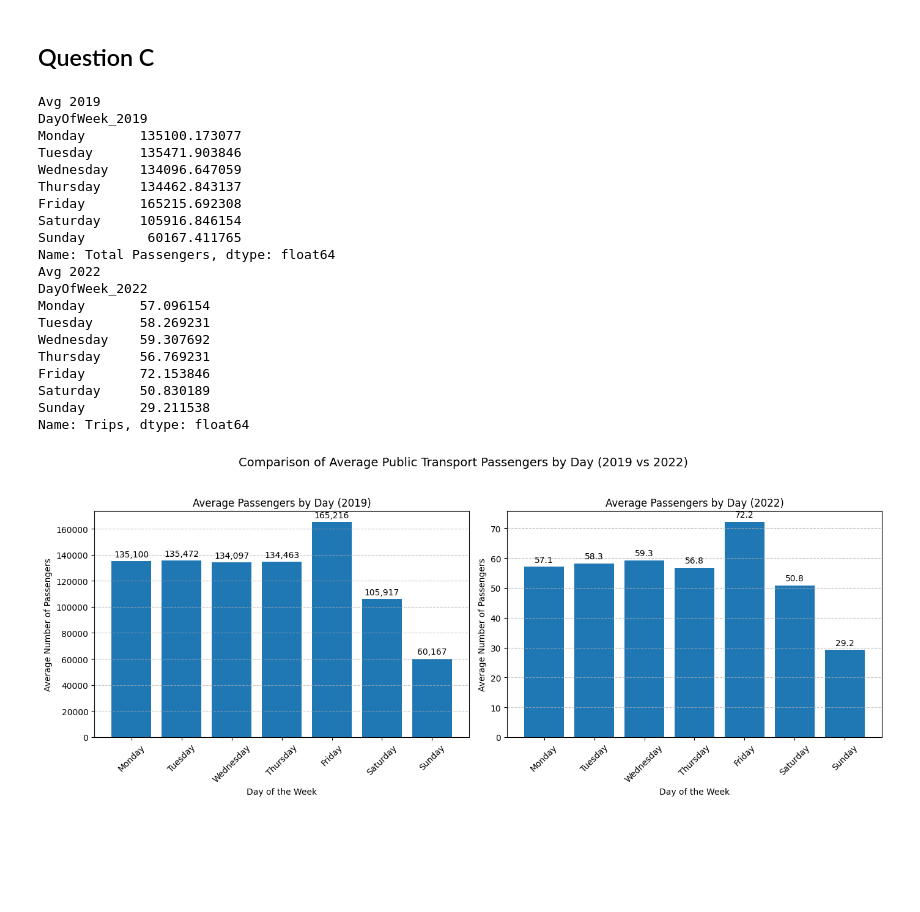
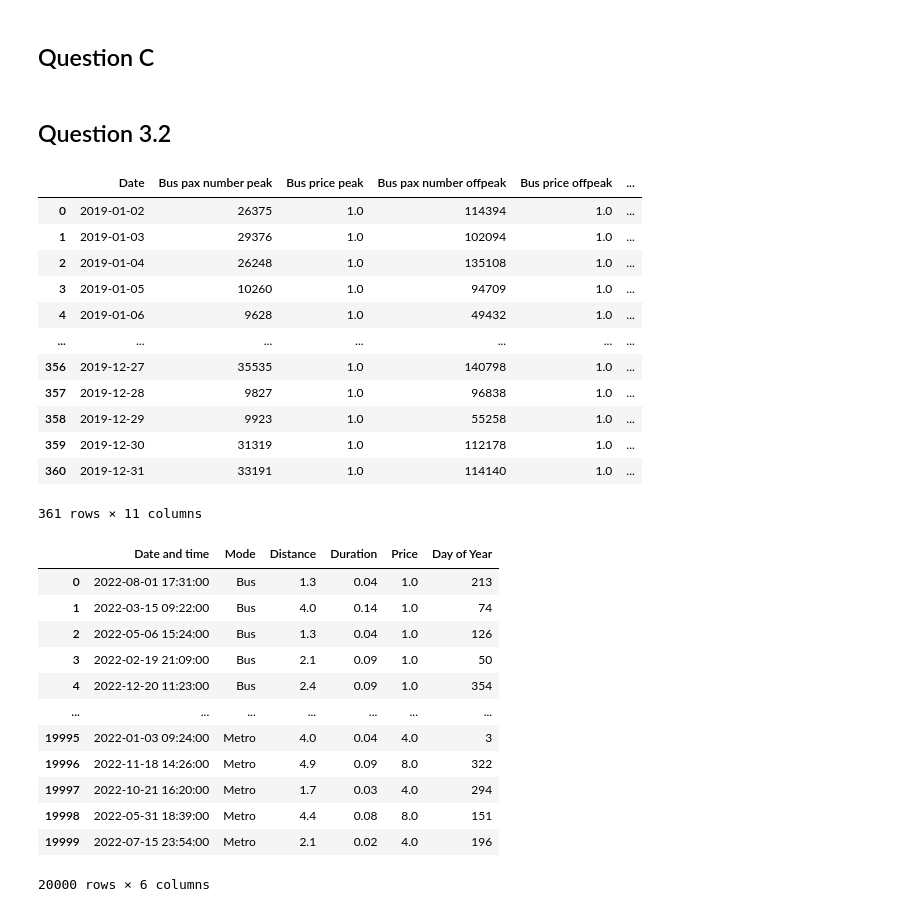
Before and after one commit to Dikshyant15/24157966_Small_Project, a Jupyter notebook: expirement.ipynb, the cells around one changed output. Drawn from its saved outputs; the diff is of its cells as text; code cells hidden in the pictures; blank space fills up the shorter version.

```diff
--- a/expirement.ipynb
+++ b/expirement.ipynb
@@ -279,26 +309,36 @@ def plot_bar_avgpax_weekdays(data_2019,data_2022):
     plt.tight_layout(rect=[0, 0.03, 1, 0.95])
     plt.show()
-# %%
-plot_bar_avgpax_weekdays(data_2019,data_2022)
-# %% [output]
-Avg 2019
-DayOfWeek_2019
-Monday       135100.173077
-Tuesday      135471.903846
-Wednesday    134096.647059
-Thursday     134462.843137
-Friday       165215.692308
-Saturday     105916.846154
-Sunday        60167.411765
-Name: Total Passengers, dtype: float64
-Avg 2022
-DayOfWeek_2022
-Monday       57.096154
-Tuesday      58.269231
-Wednesday    59.307692
-Thursday     56.769231
-Friday       72.153846
-Saturday     50.830189
-Sunday       29.211538
-Name: Trips, dtype: float64
-[figure, removed]
+# %% [markdown]
+## Question 3.2
+# %%
+data_2019
+# %% [output]
+|  | Date | Bus pax number peak | Bus price peak | Bus pax number offpeak | Bus price offpeak | ... |
+| 0 | 2019-01-02 | 26375 | 1.0 | 114394 | 1.0 | ... |
+| 1 | 2019-01-03 | 29376 | 1.0 | 102094 | 1.0 | ... |
+| 2 | 2019-01-04 | 26248 | 1.0 | 135108 | 1.0 | ... |
+| 3 | 2019-01-05 | 10260 | 1.0 | 94709 | 1.0 | ... |
+| 4 | 2019-01-06 | 9628 | 1.0 | 49432 | 1.0 | ... |
+| ... | ... | ... | ... | ... | ... | ... |
+| 356 | 2019-12-27 | 35535 | 1.0 | 140798 | 1.0 | ... |
+| 357 | 2019-12-28 | 9827 | 1.0 | 96838 | 1.0 | ... |
+| 358 | 2019-12-29 | 9923 | 1.0 | 55258 | 1.0 | ... |
+| 359 | 2019-12-30 | 31319 | 1.0 | 112178 | 1.0 | ... |
+| 360 | 2019-12-31 | 33191 | 1.0 | 114140 | 1.0 | ... |
+361 rows × 11 columns
+# %%
+data_2022
+# %% [output]
+|  | Date and time | Mode | Distance | Duration | Price | Day of Year |
+| 0 | 2022-08-01 17:31:00 | Bus | 1.3 | 0.04 | 1.0 | 213 |
+| 1 | 2022-03-15 09:22:00 | Bus | 4.0 | 0.14 | 1.0 | 74 |
+| 2 | 2022-05-06 15:24:00 | Bus | 1.3 | 0.04 | 1.0 | 126 |
+| 3 | 2022-02-19 21:09:00 | Bus | 2.1 | 0.09 | 1.0 | 50 |
+| 4 | 2022-12-20 11:23:00 | Bus | 2.4 | 0.09 | 1.0 | 354 |
+| ... | ... | ... | ... | ... | ... | ... |
+| 19995 | 2022-01-03 09:24:00 | Metro | 4.0 | 0.04 | 4.0 | 3 |
+| 19996 | 2022-11-18 14:26:00 | Metro | 4.9 | 0.09 | 8.0 | 322 |
+| 19997 | 2022-10-21 16:20:00 | Metro | 1.7 | 0.03 | 4.0 | 294 |
+| 19998 | 2022-05-31 18:39:00 | Metro | 4.4 | 0.08 | 8.0 | 151 |
+| 19999 | 2022-07-15 23:54:00 | Metro | 2.1 | 0.02 | 4.0 | 196 |
+20000 rows × 6 columns
```
Also changed, not shown: parts of 3 cells of this notebook.
